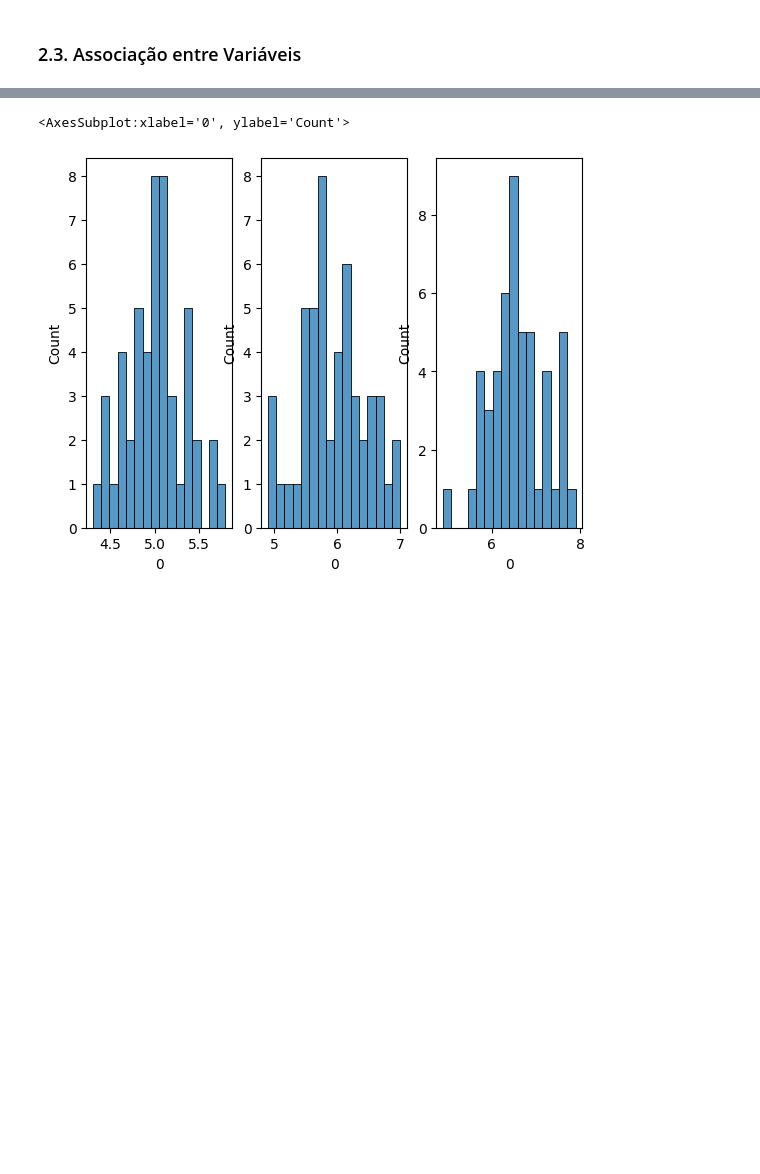
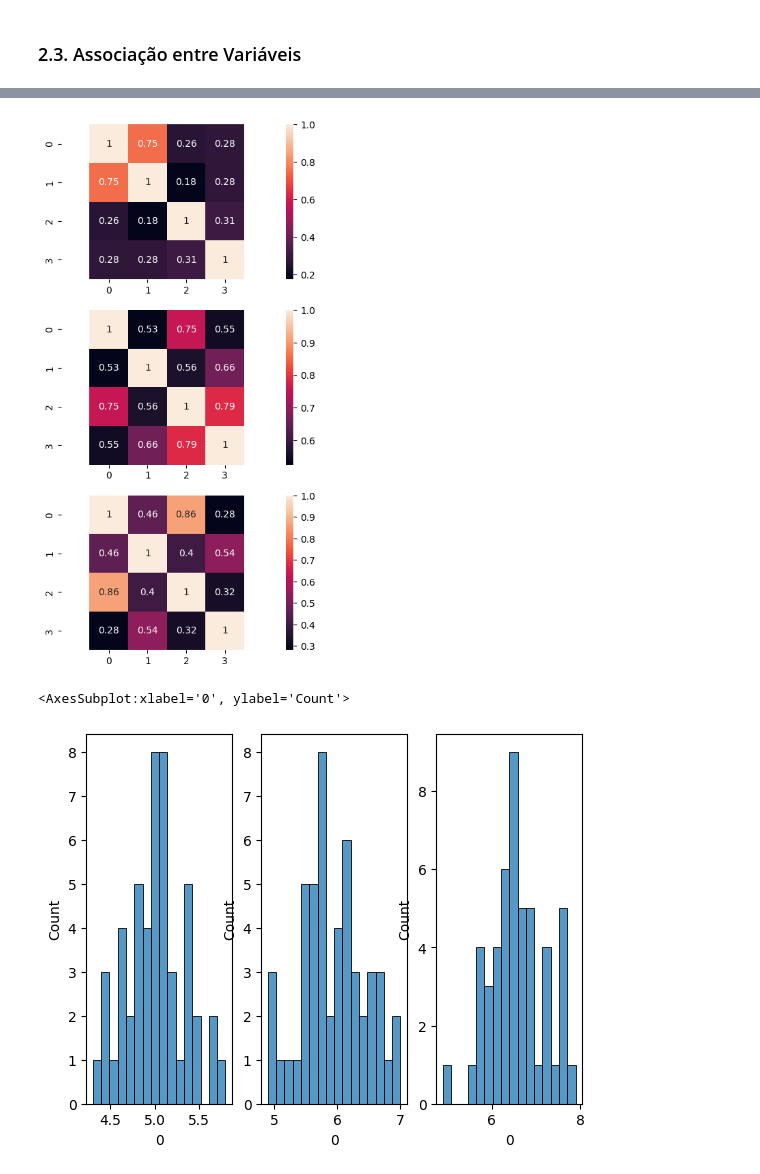
Before and after one commit to laviniacaldas/eda_iris, a Jupyter notebook: Analise_Exploratoria.ipynb, the cells around one changed output, grey strips where cells are left out. Cells and saved outputs as stored; diff of their text form; code cells hidden in the pictures; blank space fills up the shorter version.

```diff
--- a/Analise_Exploratoria.ipynb
+++ b/Analise_Exploratoria.ipynb
@@ -183,3 +254,26 @@ plt.show()
+# %%
+corr_setosa = setosa.corr()
+corr_versicolor = versicolor.corr()
+corr_virginica = virginica.corr()
+
+# Criando um gráfico de Heatmap
+plt.figure(figsize=(5,10))
+plt.subplot(311)
+sn.heatmap(corr_setosa, annot = corr_setosa)
+plt.axis('equal')
+
+plt.subplot(312)
+sn.heatmap(corr_versicolor, annot = corr_versicolor)
+plt.axis('equal')
+
+plt.subplot(313)
+sn.heatmap(corr_virginica, annot = corr_virginica)
+plt.axis('equal')
+
+# Mostra afigura
+plt.show()
+# %% [output]
+[figure, added]
 # %%
 plt.subplot(131)
 sn.histplot(data[0][data[4] == 'Iris-setosa'], bins=16)
```
Also changed, not shown: parts of 10 cells of this notebook.
